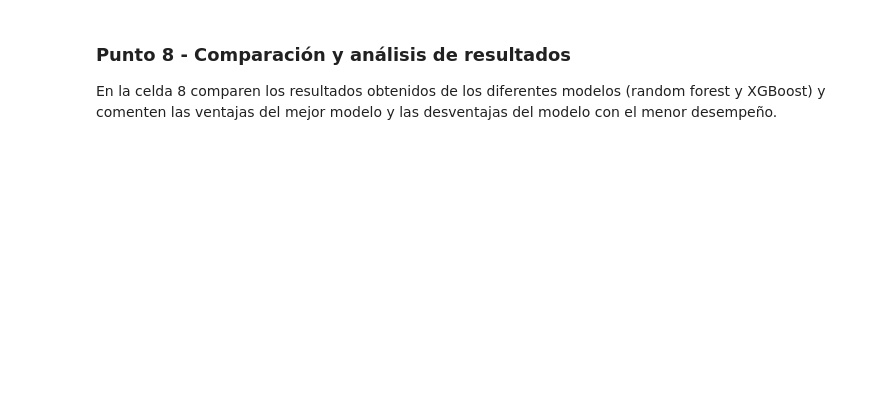
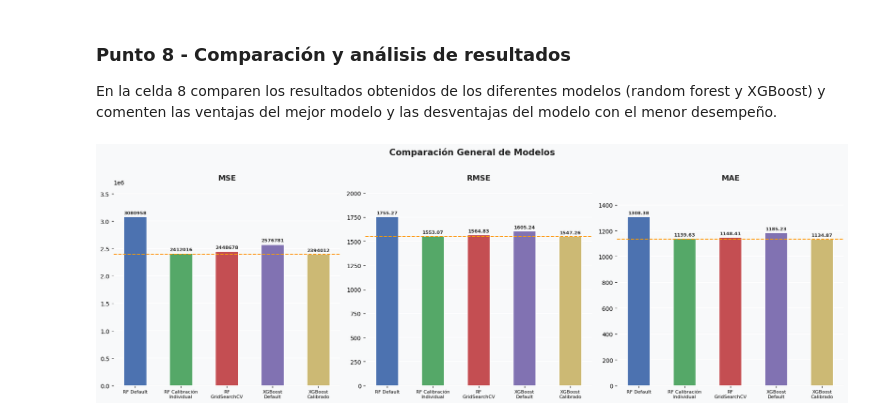
Before and after one commit to JohanManjarresMIAD/JohanManjarresMIAD-JohanManjarresMIAD-MIAD_ML_NLP_2026-Grupo_26, a Jupyter notebook: Semana 2/S2TC1_RandomForests_Boosting.ipynb, the cells around one changed output. Drawn from its saved outputs; the diff is of its cells as text; code cells hidden in the pictures; blank space fills up the shorter version.

```diff
--- a/Semana 2/S2TC1_RandomForests_Boosting.ipynb
+++ b/Semana 2/S2TC1_RandomForests_Boosting.ipynb
@@ -695,0 +774,88 @@ En la celda 8 comparen los resultados obtenidos de los diferentes modelos (rando
+# %%
+# Celda 8
+
+# --- Comparación de todos los modelos ---
+modelos = [
+    "RF Default",
+    "RF Calibración\nIndividual",
+    "RF\nGridSearchCV",
+    "XGBoost\nDefault",
+    "XGBoost\nCalibrado"
+]
+mse_values = [mse_random4, mse_random5_1, mse_random5_2, mse_xgb, mse_xgb7]
+rmse_values = [rmse_random4, rmse_random5_1, rmse_random5_2, rmse_xgb, rmse_xgb7]
+mae_values = [mae_random4, mae_random5_1, mae_random5_2, mae_xgb, mae_xgb7]
+
+colores = ['#4C72B0', '#55A868', '#C44E52', '#8172B2', '#CCB974']
+
+fig, axes = plt.subplots(1, 3, figsize=(18, 6))
+fig.patch.set_facecolor('#F8F9FA')
+
+# --- MSE ---
+ax = axes[0]
+ax.set_facecolor('#F8F9FA')
+bars = ax.bar(modelos, mse_values, color=colores, width=0.5,
+              edgecolor='white', linewidth=1.5, zorder=3)
+ax.yaxis.grid(True, color='white', linewidth=1.5, zorder=0)
+ax.set_axisbelow(True)
+for bar, val in zip(bars, mse_values):
+    ax.text(bar.get_x() + bar.get_width()/2, bar.get_height() + max(mse_values)*0.01,
+            f'{val:.0f}', ha='center', va='bottom', fontsize=8, fontweight='bold', color='#333333')
+mejor = min(mse_values)
+ax.axhline(y=mejor, color='#FF9900', linewidth=1.5, linestyle='--', zorder=4)
+ax.set_title('MSE', fontsize=13, fontweight='bold', color='#222222', pad=10)
+ax.set_ylim(0, max(mse_values)*1.18)
+ax.tick_params(axis='x', labelsize=8)
+for spine in ax.spines.values():
+    spine.set_visible(False)
+
+# --- RMSE ---
+ax = axes[1]
+ax.set_facecolor('#F8F9FA')
+bars = ax.bar(modelos, rmse_values, color=colores, width=0.5,
+              edgecolor='white', linewidth=1.5, zorder=3)
+ax.yaxis.grid(True, color='white', linewidth=1.5, zorder=0)
+ax.set_axisbelow(True)
+for bar, val in zip(bars, rmse_values):
+    ax.text(bar.get_x() + bar.get_width()/2, bar.get_height() + max(rmse_values)*0.01,
+            f'{val:.2f}', ha='center', va='bottom', fontsize=8, fontweight='bold', color='#333333')
+mejor = min(rmse_values)
+ax.axhline(y=mejor, color='#FF9900', linewidth=1.5, linestyle='--', zorder=4)
+ax.set_title('RMSE', fontsize=13, fontweight='bold', color='#222222', pad=10)
+ax.set_ylim(0, max(rmse_values)*1.18)
+ax.tick_params(axis='x', labelsize=8)
+for spine in ax.spines.values():
+    spine.set_visible(False)
+
+# --- MAE ---
+ax = axes[2]
+ax.set_facecolor('#F8F9FA')
+bars = ax.bar(modelos, mae_values, color=colores, width=0.5,
+              edgecolor='white', linewidth=1.5, zorder=3)
+ax.yaxis.grid(True, color='white', linewidth=1.5, zorder=0)
+ax.set_axisbelow(True)
+for bar, val in zip(bars, mae_values):
+    ax.text(bar.get_x() + bar.get_width()/2, bar.get_height() + max(mae_values)*0.01,
+            f'{val:.2f}', ha='center', va='bottom', fontsize=8, fontweight='bold', color='#333333')
+mejor = min(mae_values)
+ax.axhline(y=mejor, color='#FF9900', linewidth=1.5, linestyle='--', zorder=4)
+ax.set_title('MAE', fontsize=13, fontweight='bold', color='#222222', pad=10)
+ax.set_ylim(0, max(mae_values)*1.18)
+ax.tick_params(axis='x', labelsize=8)
+for spine in ax.spines.values():
+    spine.set_visible(False)
+
+plt.suptitle('Comparación General de Modelos', fontsize=15, fontweight='bold', color='#222222', y=1.02)
+plt.tight_layout()
+plt.show()
+
+# Tabla resumen
+resumen = pd.DataFrame({
+    'Modelo': [m.replace('\n', ' ') for m in modelos],
+    'MSE': [f'{v:.4f}' for v in mse_values],
+    'RMSE': [f'{v:.4f}' for v in rmse_values],
+    'MAE': [f'{v:.4f}' for v in mae_values]
+})
+display(resumen)
+# %% [output]
+[figure, added]
```
Also changed, not shown: parts of 9 cells of this notebook.
